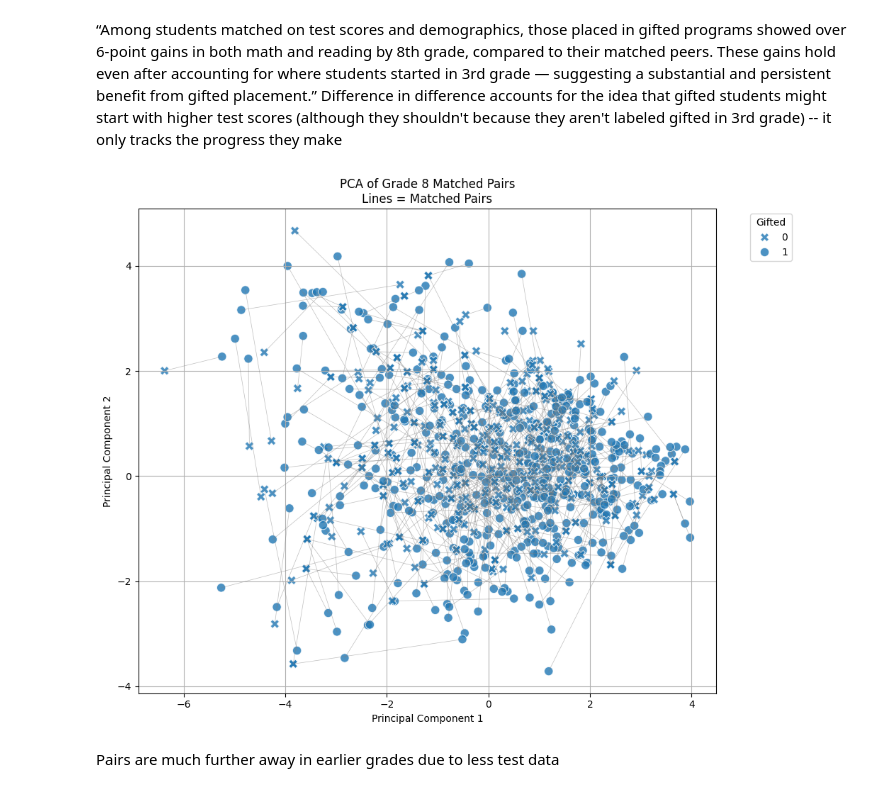
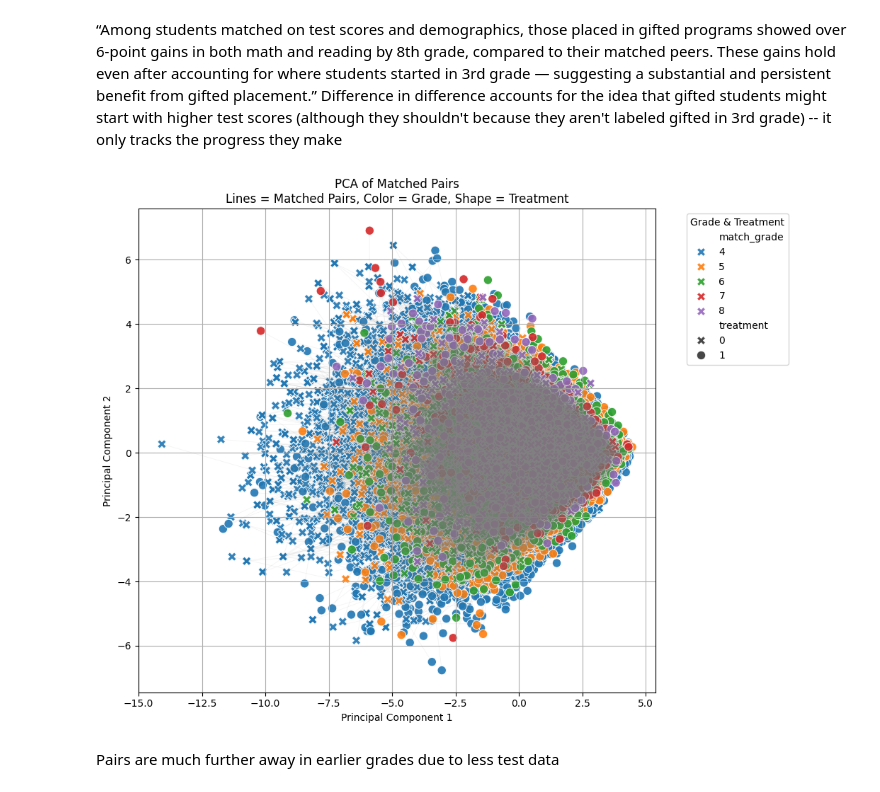
Before and after one commit to dmatten1/ncerdc-model, a Jupyter notebook: gifted/more_matching_IMPORTANT.ipynb, the cells around one changed output. Cells and saved outputs as stored; diff of their text form; code cells hidden in the pictures.

Commit message:
district done, more matching still tbd

```diff
--- a/gifted/more_matching_IMPORTANT.ipynb
+++ b/gifted/more_matching_IMPORTANT.ipynb
@@ -6,7 +6,7 @@ from causalml.match import NearestNeighborMatch
 #this is all gifted students!
 df = pd.read_csv("../data/boundary.csv")
 df.drop(columns=['Unnamed: 0'],inplace=True)
-masterbuild = pd.read_csv("../masterbuild_master.csv")
+masterbuild = pd.read_csv("../data/masterbuild_master.csv")
 masterbuild = masterbuild[['mastid','lea']]
 
 df = df.merge(masterbuild, on='mastid',how='left')
@@ -492,50 +496,45 @@ pca_result = pca.fit_transform(scaled_data)
 
 # Step 4: Add PCA results back
 plot_df = all_matches_trimmed[['match_id', 'treatment', 'match_grade']].copy()
 plot_df['PC1'] = pca_result[:, 0]
 plot_df['PC2'] = pca_result[:, 1]
 
-# Step 5: Filter to only grade 8
-plot_df_8 = plot_df[plot_df['match_grade'] == 8]
+# Step 5: Keep only matched pairs (match_id appears exactly twice)
+valid_pairs = plot_df['match_id'].value_counts()
+valid_pairs = valid_pairs[valid_pairs == 2].index
+plot_df = plot_df[plot_df['match_id'].isin(valid_pairs)]
 
 # Step 6: Plot
 plt.figure(figsize=(10, 8))
 
 # Draw lines between matched pairs
-for _, group in plot_df_8.groupby('match_id'):
+for _, group in plot_df.groupby('match_id'):
     if len(group) == 2:
         x_vals = group['PC1'].values
         y_vals = group['PC2'].values
-        plt.plot(x_vals, y_vals, color='gray', linestyle='-', linewidth=0.5, alpha=0.5)
+        plt.plot(x_vals, y_vals, color='gray', linestyle='-', linewidth=0.5, alpha=0.1)
 
-# Step 5: Filter to only grade 8
-plot_df_8 = plot_df[plot_df['match_grade'] == 8]
-
-# Step 6: Keep only matched pairs
-valid_pairs = plot_df_8['match_id'].value_counts()
-valid_pairs = valid_pairs[valid_pairs == 2].index
-plot_df_8 = plot_df_8[plot_df_8['match_id'].isin(valid_pairs)]
-
-# Scatter plot with treatment style
+# Scatter plot: style by treatment, color by match_grade
 sns.scatterplot(
-    data=plot_df_8,
+    data=plot_df,
     x='PC1',
     y='PC2',
+    hue='match_grade',
     style='treatment',
     palette='tab10',
     markers={0: 'X', 1: 'o'},
-    alpha=0.8,
+    alpha=0.9,
     s=80
 )
 
-plt.title('PCA of Grade 8 Matched Pairs\nLines = Matched Pairs')
+plt.title('PCA of Matched Pairs\nLines = Matched Pairs, Color = Grade, Shape = Treatment')
 plt.xlabel('Principal Component 1')
 plt.ylabel('Principal Component 2')
-plt.legend(title='Gifted', bbox_to_anchor=(1.05, 1), loc='upper left')
+plt.legend(title='Grade & Treatment', bbox_to_anchor=(1.05, 1), loc='upper left')
 plt.grid(True)
 plt.tight_layout()
 plt.show()
 # %% [output]
-[figure, old version]
+[figure, new version]
 # %% [markdown]
 Pairs are much further away in earlier grades due to less test data
```
Also changed, not shown: parts of 26 cells of this notebook, 6 other files.
